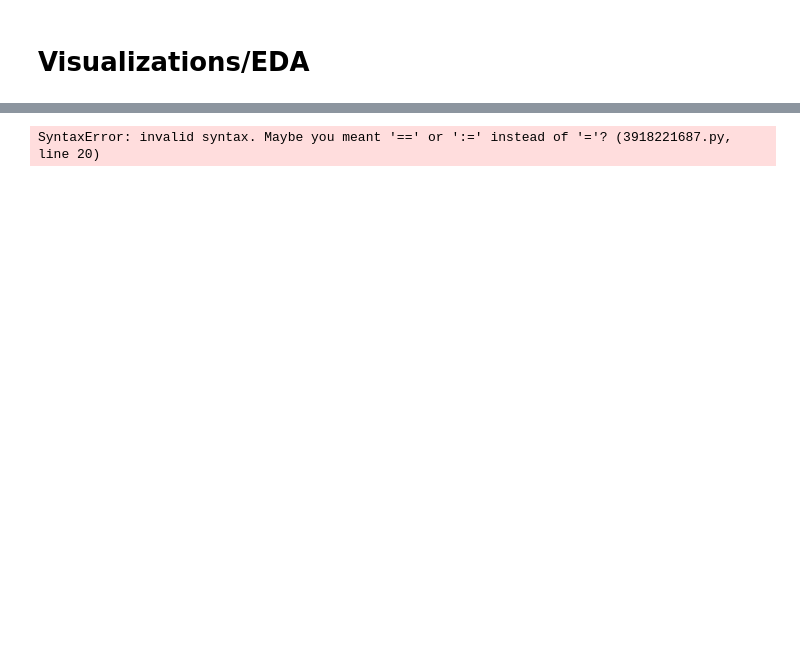
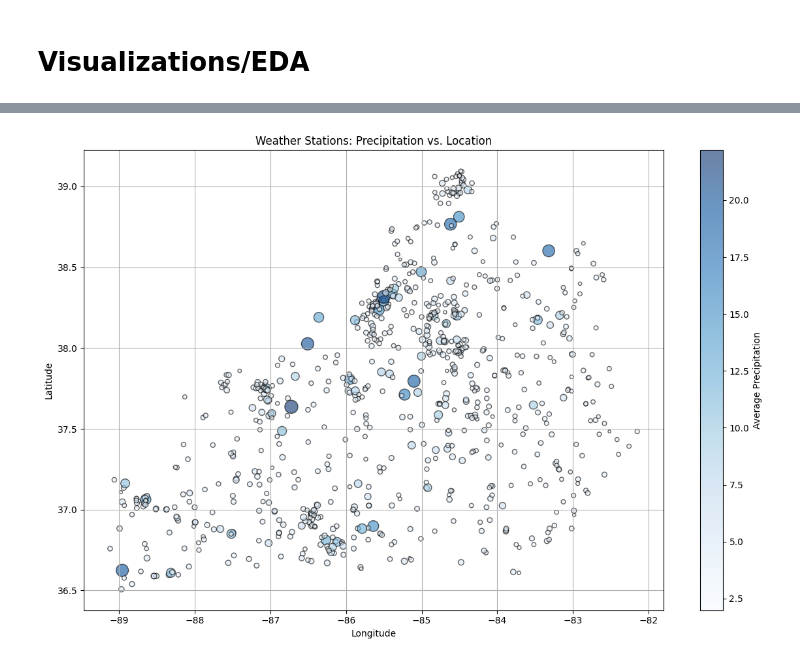
Before and after one commit to shawnericksen/Kentucky-Disaster-Road-Damages, a Jupyter notebook: main.ipynb, the cells around one changed output, grey strips where cells are left out. Cells and saved outputs as stored; diff of their text form; code cells hidden in the pictures; blank space fills up the shorter version.

```diff
--- a/main.ipynb
+++ b/main.ipynb
@@ -970,34 +1044,33 @@ df = pd.read_csv("data/ky_prec_with_gps.csv")
 # Ensure data types are correct
 df['PRCP'] = pd.to_numeric(df['PRCP'], errors='coerce')
 df = df.dropna(subset=['LATITUDE', 'LONGITUDE', 'PRCP'])
 
 # Group by station to get mean precipitation per station
 station_data = df.groupby(['STATION', 'LATITUDE', 'LONGITUDE']).agg({'PRCP': 'mean'}).reset_index()
 
 # Normalize precipitation
 scaler = MinMaxScaler()
 station_data['PRCP_scaled'] = scaler.fit_transform(station_data[['PRCP']])
 
 # Plotting
 plt.figure(figsize=(12, 8))
-scatter = plt.scatter
-(
+scatter = plt.scatter(
     station_data['LONGITUDE'],
     station_data['LATITUDE'],
     c=station_data['PRCP'],
     s=station_data['PRCP_scaled'] * 200 + 10,
     cmap='Blues',
     alpha=0.6,
     edgecolors='k'
 )
 
 plt.colorbar(scatter, label='Average Precipitation')
 plt.title("Weather Stations: Precipitation vs. Location")
 plt.xlabel("Longitude")
 plt.ylabel("Latitude")
 plt.grid(True)
 plt.tight_layout()
 plt.show()
 # %% [output]
-SyntaxError: invalid syntax. Maybe you meant '==' or ':=' instead of '='? (3918221687.py, line 20)
+[figure, added]
 # %%
```
Also changed, not shown: parts of 12 cells of this notebook.
